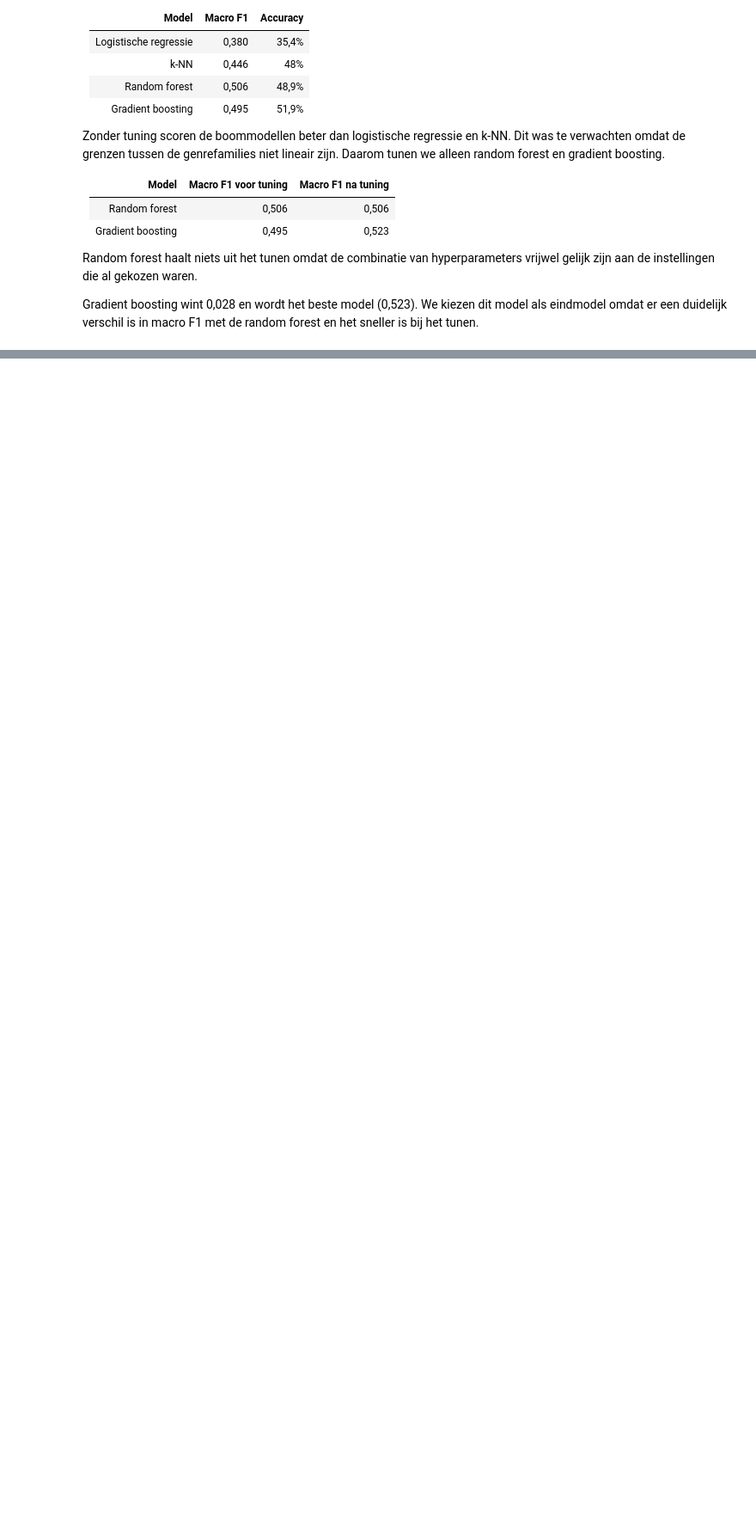
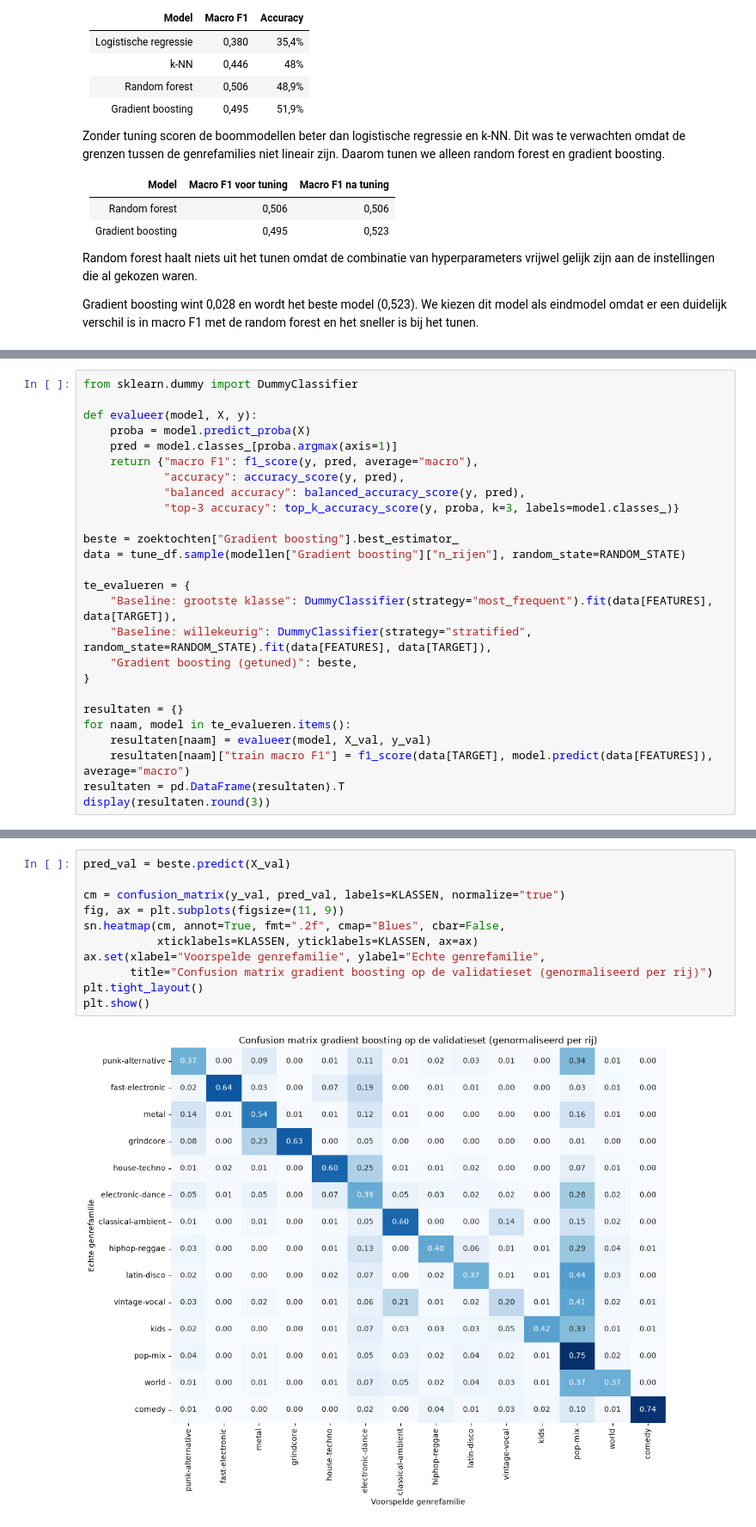
Before and after one commit to Lander123Lander/MachineLearning, a Jupyter notebook: Project.ipynb, the cells around one changed output, grey strips where cells are left out. Shown at 86% size. Drawn from its saved outputs; the diff is of its cells as text; blank space fills up the shorter version.

```diff
--- a/Project.ipynb
+++ b/Project.ipynb
@@ -1063,0 +1063,26 @@ Gradient boosting wint 0,028 en wordt het beste model (0,523). We kiezen dit mod
+# %%
+from sklearn.dummy import DummyClassifier
+
+def evalueer(model, X, y):
+    proba = model.predict_proba(X)
+    pred = model.classes_[proba.argmax(axis=1)]
+    return {"macro F1": f1_score(y, pred, average="macro"),
+            "accuracy": accuracy_score(y, pred),
+            "balanced accuracy": balanced_accuracy_score(y, pred),
+            "top-3 accuracy": top_k_accuracy_score(y, proba, k=3, labels=model.classes_)}
+
+beste = zoektochten["Gradient boosting"].best_estimator_
+data = tune_df.sample(modellen["Gradient boosting"]["n_rijen"], random_state=RANDOM_STATE)
+
+te_evalueren = {
+    "Baseline: grootste klasse": DummyClassifier(strategy="most_frequent").fit(data[FEATURES], data[TARGET]),
+    "Baseline: willekeurig": DummyClassifier(strategy="stratified", random_state=RANDOM_STATE).fit(data[FEATURES], data[TARGET]),
+    "Gradient boosting (getuned)": beste,
+}
+
+resultaten = {}
+for naam, model in te_evalueren.items():
+    resultaten[naam] = evalueer(model, X_val, y_val)
+    resultaten[naam]["train macro F1"] = f1_score(data[TARGET], model.predict(data[FEATURES]), average="macro")
+resultaten = pd.DataFrame(resultaten).T
+display(resultaten.round(3))
@@ -1063,0 +1104,13 @@ Gradient boosting wint 0,028 en wordt het beste model (0,523). We kiezen dit mod
+# %%
+pred_val = beste.predict(X_val)
+
+cm = confusion_matrix(y_val, pred_val, labels=KLASSEN, normalize="true")
+fig, ax = plt.subplots(figsize=(11, 9))
+sn.heatmap(cm, annot=True, fmt=".2f", cmap="Blues", cbar=False,
+           xticklabels=KLASSEN, yticklabels=KLASSEN, ax=ax)
+ax.set(xlabel="Voorspelde genrefamilie", ylabel="Echte genrefamilie",
+       title="Confusion matrix gradient boosting op de validatieset (genormaliseerd per rij)")
+plt.tight_layout()
+plt.show()
+# %% [output]
+[figure, added]
```
Also changed, not shown: parts of 30 cells of this notebook.
